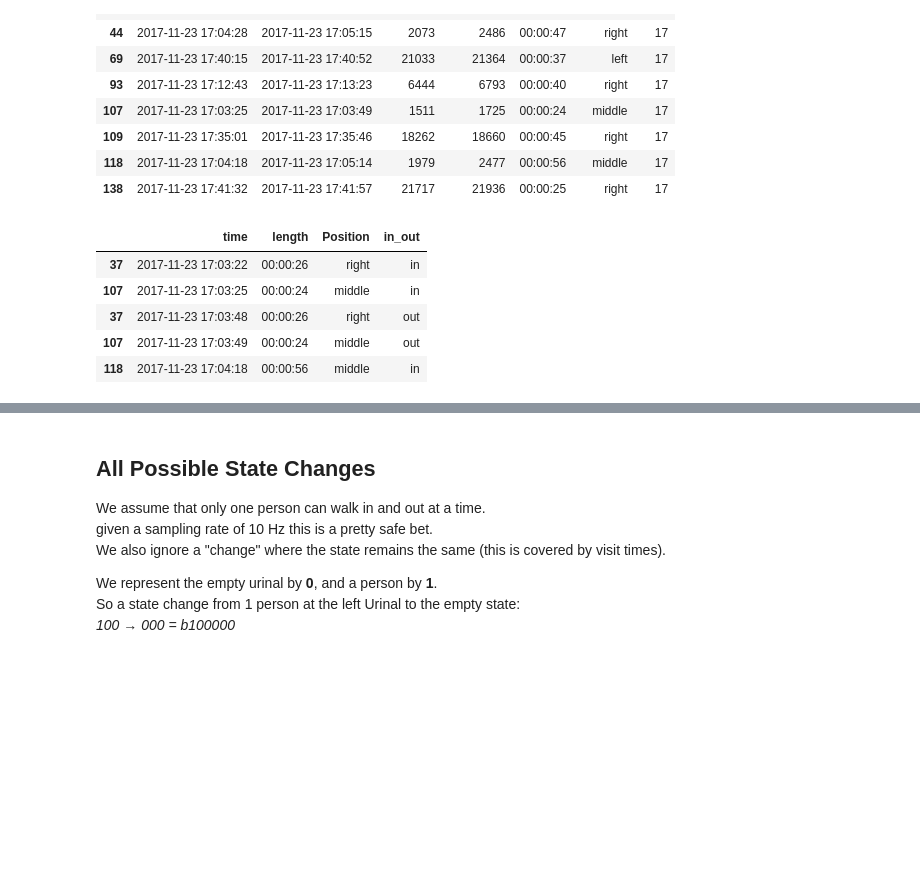
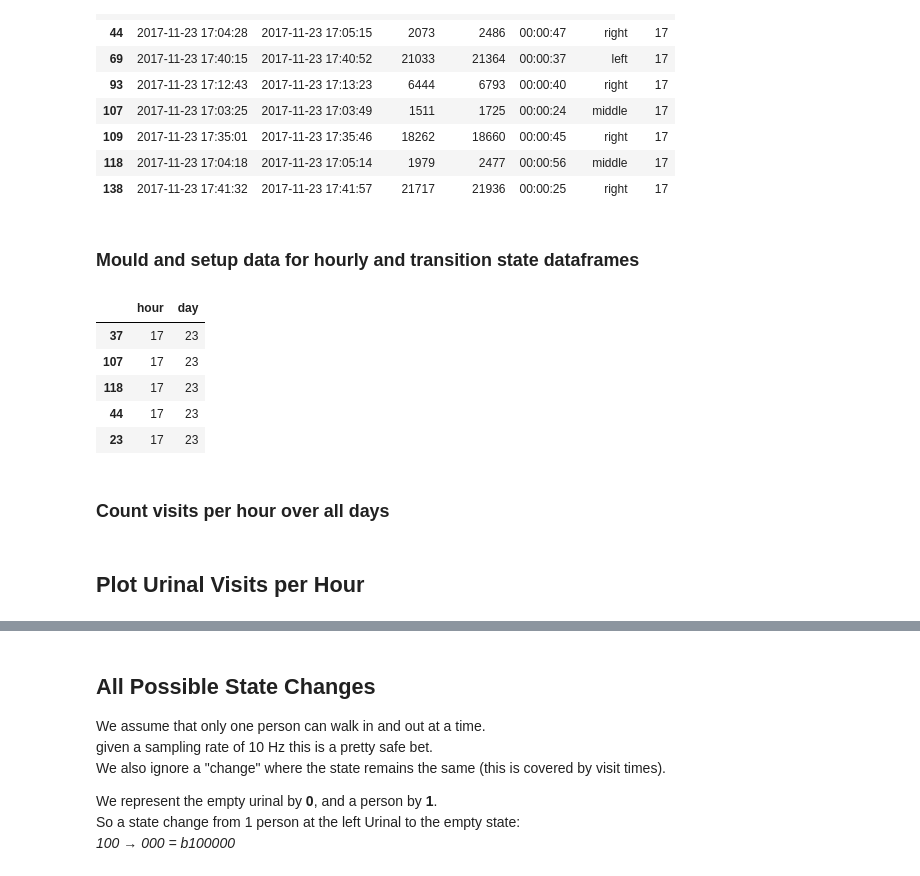
Before and after one commit to AidenRay/Urinal-Rules, a Jupyter notebook: 3 - Data Analysis.ipynb, the cells around one changed output, grey strips where cells are left out. Saved outputs shown, nothing was run; the diff lists cells and outputs as text; code cells hidden in the pictures; blank space fills up the shorter version.

```diff
--- a/3 - Data Analysis.ipynb
+++ b/3 - Data Analysis.ipynb
@@ -172,27 +173,32 @@ sorted_stays.head(10)
 | 109 | 2017-11-23 17:35:01 | 2017-11-23 17:35:46 | 18262 | 18660 | 00:00:45 | right | 17 |
 | 118 | 2017-11-23 17:04:18 | 2017-11-23 17:05:14 | 1979 | 2477 | 00:00:56 | middle | 17 |
 | 138 | 2017-11-23 17:41:32 | 2017-11-23 17:41:57 | 21717 | 21936 | 00:00:25 | right | 17 |
+# %% [markdown]
+### Mould and setup data for hourly and transition state dataframes
 # %%
 sorted_ins = sorted_stays.drop(["out","out_index"], axis = 1)
 sorted_ins["in_out"] = "in"
 sorted_ins = sorted_ins.rename(columns={'in': 'time', 'in_index': 'x'})
 sorted_outs = sorted_stays.drop(["in","in_index"], axis = 1)
 sorted_outs["in_out"] = "out"
 sorted_outs = sorted_outs.rename(columns={'out': 'time', 'out_index': 'x'})
 stays = pd.concat([sorted_ins,sorted_outs], axis=0)
 
 stays.sort_values(by=["x"],inplace = True)
 
 hour_df = pd.concat([stays["hour"],stays["in_out"],stays["time"].dt.day], axis = 1)
 hour_df = hour_df[hour_df["in_out"] == "in"]
+hour_df = hour_df.drop(["in_out"],axis = 1)
 hour_df = hour_df.rename(columns={'time': 'day'})
 
 stays.drop(["x","hour"],axis = 1,inplace = True)
-stays.head()
+hour_df.head()
 # %% [output]
-|  | time | length | Position | in_out |
-| 37 | 2017-11-23 17:03:22 | 00:00:26 | right | in |
-| 107 | 2017-11-23 17:03:25 | 00:00:24 | middle | in |
-| 37 | 2017-11-23 17:03:48 | 00:00:26 | right | out |
-| 107 | 2017-11-23 17:03:49 | 00:00:24 | middle | out |
-| 118 | 2017-11-23 17:04:18 | 00:00:56 | middle | in |
+|  | hour | day |
+| 37 | 17 | 23 |
+| 107 | 17 | 23 |
+| 118 | 17 | 23 |
+| 44 | 17 | 23 |
+| 23 | 17 | 23 |
+# %% [markdown]
+### Count visits per hour over all days
@@ -198,0 +217,2 @@ stays.head()
+# %% [markdown]
+## Plot Urinal Visits per Hour
```
Also changed, not shown: parts of 36 cells of this notebook, 1 other file.
